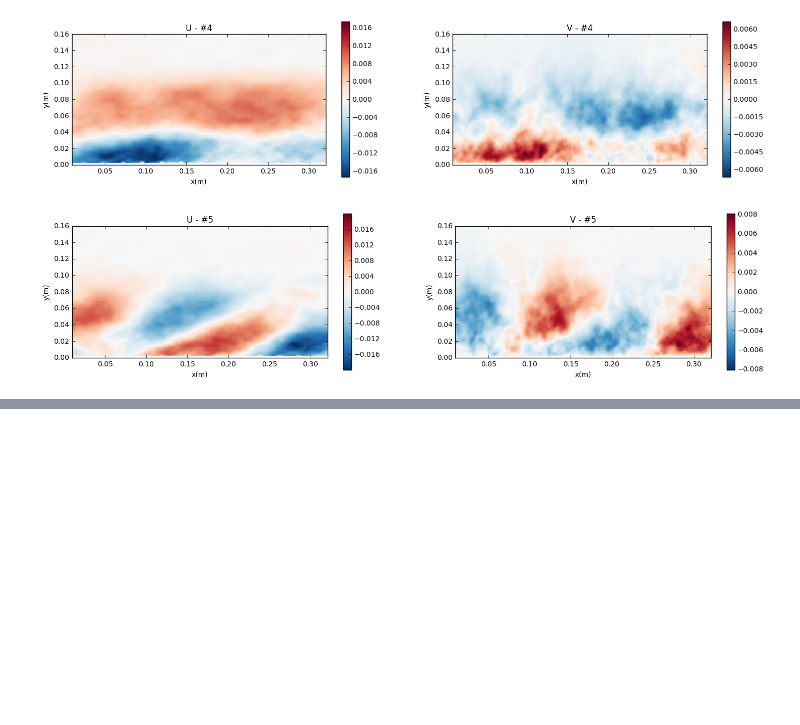
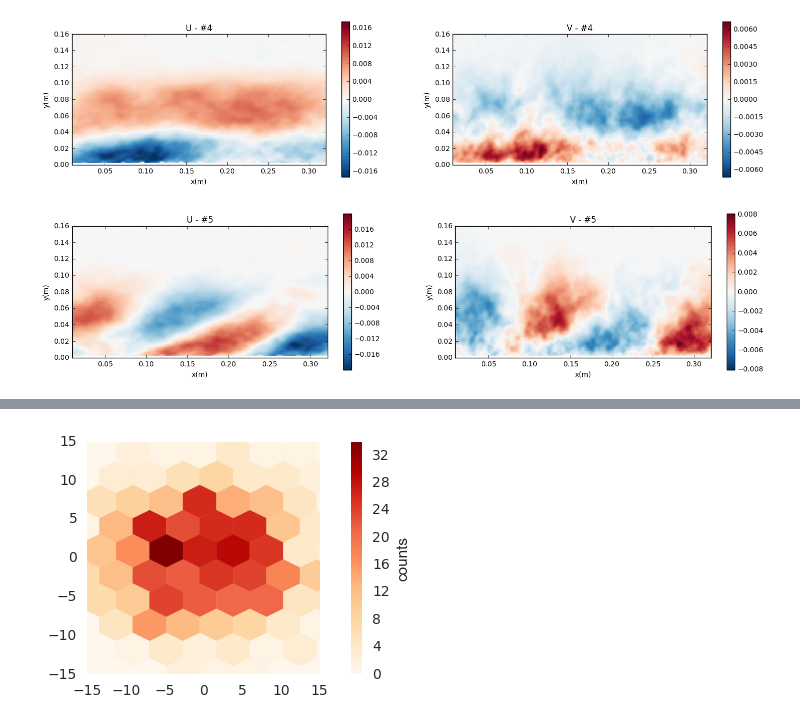
Before and after one commit to owenjhwilliams/ASIIT, a Jupyter notebook: runPOD-R45.ipynb, the cells around one changed output, grey strips where cells are left out. Drawn from its saved outputs; the diff is of its cells as text; code cells hidden in the pictures; blank space fills up the shorter version.

```diff
--- a/runPOD-R45.ipynb
+++ b/runPOD-R45.ipynb
@@ -107,0 +127,18 @@ PODutils.plotPODmodes2D(X,Y,Umodes,Vmodes,list(range(5)))
+# %%
+from scipy.interpolate import griddata
+#grid_x, grid_y = np.mgrid[-30:30:100j, -30:30:100j]
+#data = griddata(C[:2].T,C[1],(grid_x, grid_y), method='cubic')
+
+#np.histogram2d(x, y, bins=10, range=None, normed=False, weights=None)[source]
+
+bound = round(min([max(C[0]), max(-1*C[0]),max(C[1]), max(-1*C[1])]))
+
+fig = plt.figure(figsize = [8,3])
+hb = plt.hexbin(C[0], C[1], gridsize=10, cmap='OrRd')
+plt.axis('scaled')
+plt.axis([-1*bound, bound, -1*bound, bound])
+cb = fig.colorbar(hb)
+cb.set_label('counts')
+#cb.set_label('log10(N)')
+# %% [output]
+[figure, added]
```
Also changed, not shown: parts of 9 cells of this notebook, 2 other files.
